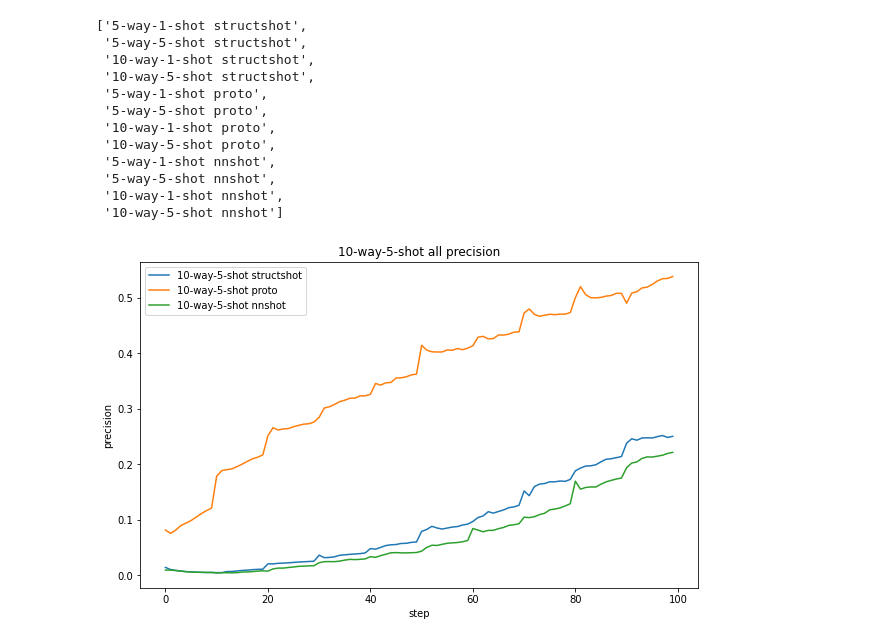
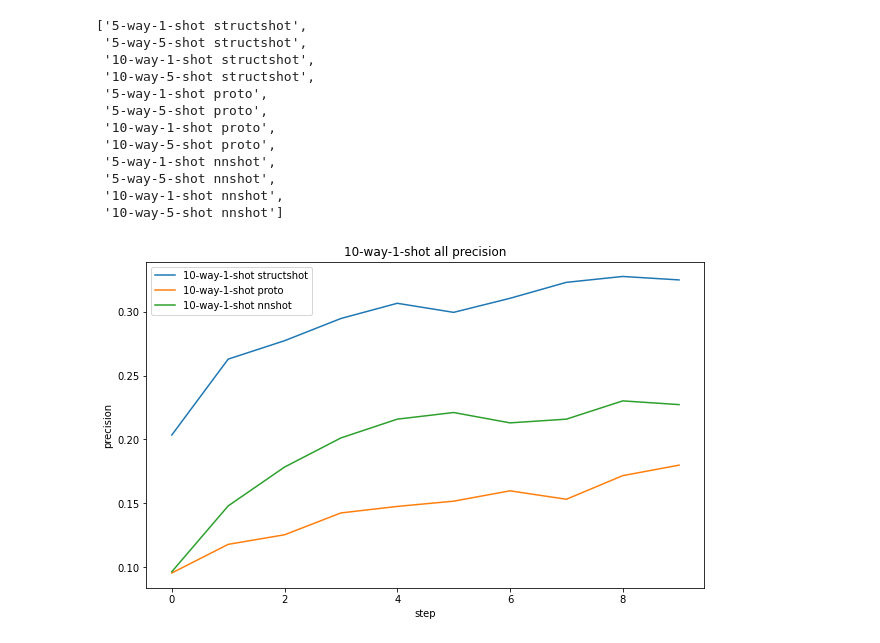
Before and after one commit to Shunian-Chen/Few-NERD, a Jupyter notebook: visualize.ipynb, the cells around one changed output. Drawn from its saved outputs; the diff is of its cells as text; code cells hidden in the pictures.

Commit message:
visualize

```diff
--- a/visualize.ipynb
+++ b/visualize.ipynb
@@ -89,9 +89,9 @@ for i in range(len(experiements)):
     result_f1 = f1.pop(-1)
 
     for j in reversed(idx):
-        evaluation_precision.append(precision.pop(j))
-        evaluation_recall.append(recall.pop(j))
-        evaluation_f1.append(f1.pop(j))
+        evaluation_precision.insert(0, precision.pop(j))
+        evaluation_recall.insert(0, recall.pop(j))
+        evaluation_f1.insert(0, f1.pop(j))
 
     experiements_type, model = experiements[i].split(" ")
     res[experiements[i]]["model"] = model
@@ -110,24 +110,24 @@ for i in range(len(experiements)):
     res[experiements[i]]["result"]["recall"] = float(result_recall)
     res[experiements[i]]["result"]["f1"] = float(result_f1)
 # %%
-def plot_res(experiements_type, metric, model):
+def plot_res(experiements_type: str, metric: str, model: str, mode: str):
     plt.figure(figsize=(10, 6))
     if model == "all" and experiements_type == "all":
         for i in range(len(experiements)):
-            plt.plot(res[experiements[i]]["train"][metric], label=experiements[i])
+            plt.plot(res[experiements[i]][mode][metric], label=experiements[i])
     elif model == "all":
         for i in range(len(experiements)):
             if res[experiements[i]]["experiment type"] == experiements_type:
-                plt.plot(res[experiements[i]]["train"][metric], label=experiements[i])
+                plt.plot(res[experiements[i]][mode][metric], label=experiements[i])
     elif experiements_type == "all":
         for i in range(len(experiements)):
             if res[experiements[i]]["model"] == model:
-                plt.plot(res[experiements[i]]["train"][metric], label=experiements[i])
+                plt.plot(res[experiements[i]][mode][metric], label=experiements[i])
 
     else:
         for i in range(len(experiements)):
             if res[experiements[i]]["model"] == model and res[experiements[i]]["experiment type"] == experiements_type:
-                plt.plot(res[experiements[i]]["train"][metric], label=experiements[i])
+                plt.plot(res[experiements[i]][mode][metric], label=experiements[i])
 
     plt.xlabel("step")
     plt.ylabel(metric)
@@ -135,6 +135,6 @@ def plot_res(experiements_type, metric, model):
     plt.title(experiements_type + " " + model + " " + metric)
     plt.show()
 # %%
-plot_res(experiements_type="10-way-5-shot", metric="precision", model="all")
+plot_res(experiements_type="10-way-1-shot", metric="precision", model="all", mode = "evaluation")
 # %% [output]
-[figure, old version]
+[figure, new version]
```
